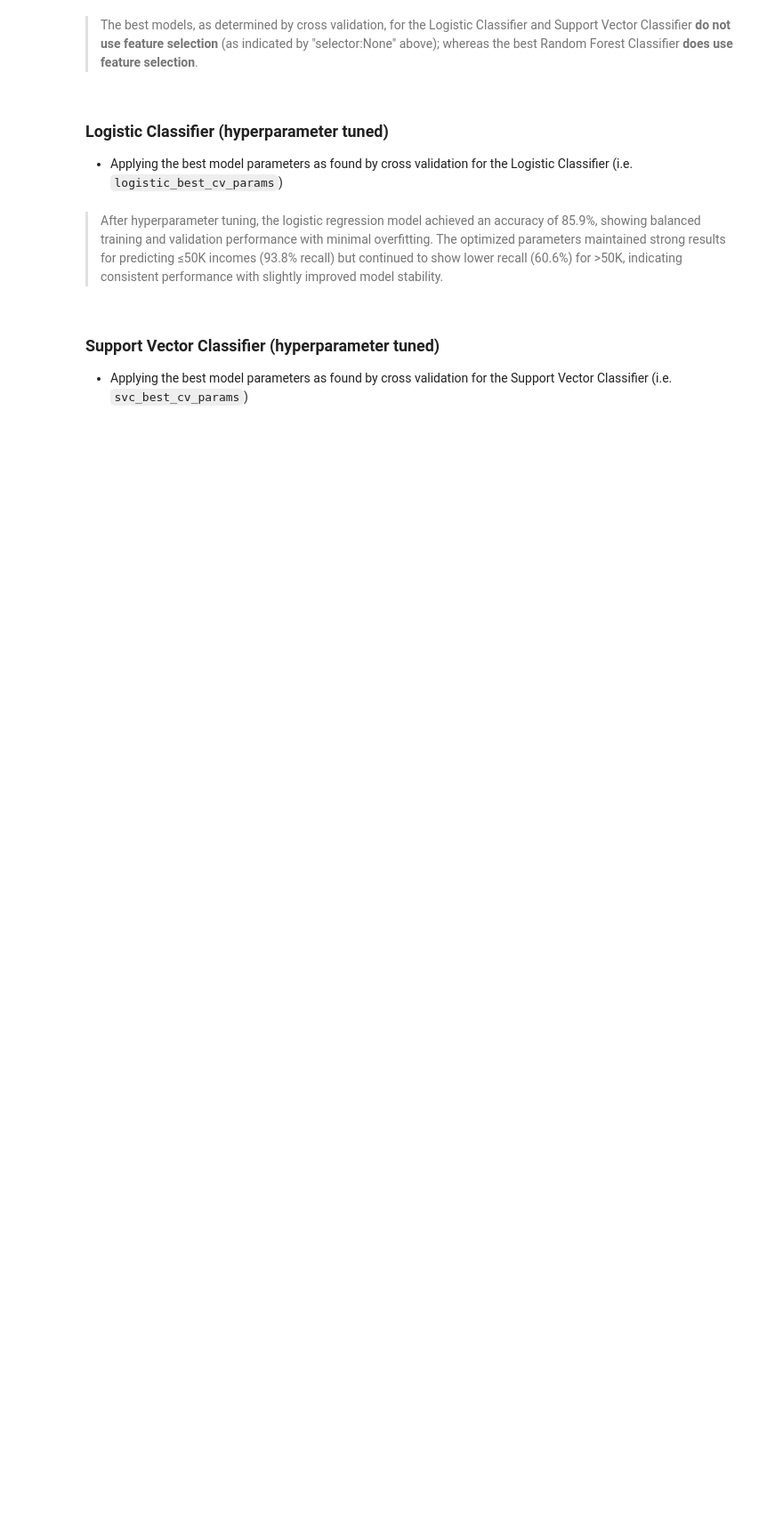
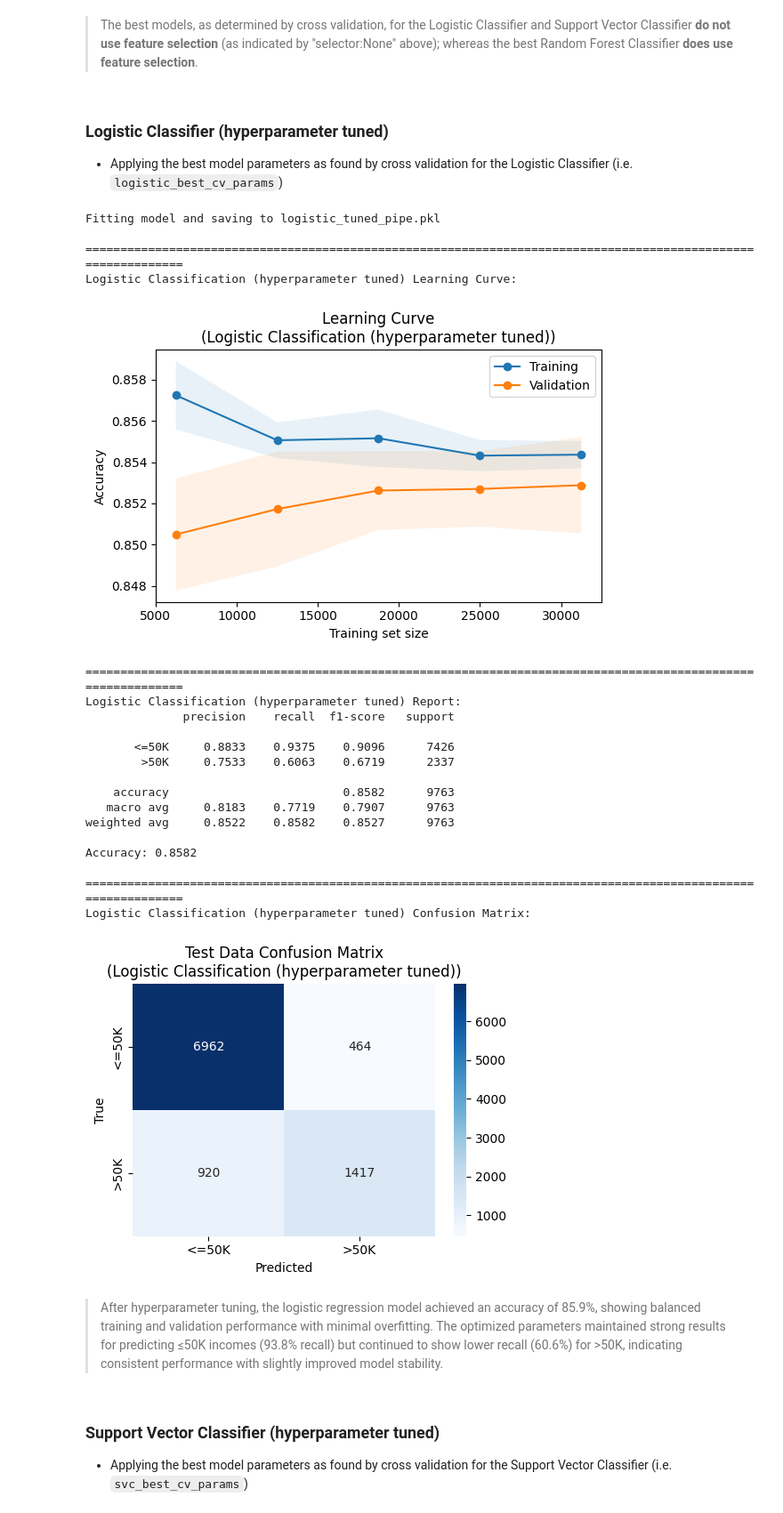
Before and after one commit to ryan-bulger/5509-Final-Project, a Jupyter notebook: 5509_income_modeling.ipynb, the cells around one changed output. Shown at 89% size. Saved outputs shown, nothing was run; the diff lists cells and outputs as text; code cells hidden in the pictures; blank space fills up the shorter version.

```diff
--- a/5509_income_modeling.ipynb
+++ b/5509_income_modeling.ipynb
@@ -324,14 +411,14 @@ This is the process of identifying and keeping only the most relevant input vari
 - Now we train a logistic regression pipeline that preprocesses the data, performs feature selection using an L1-regularized logistic model to drop less important features, and then fits a logistic regression classifier to the preprocessed and feature selected dataset.
 # %%
 # Create logistic classifier pipeline instance with feature selection
-logistic_fs_pipe = Pipeline(steps=[
+logistic_fs_pipe = SkPipeline(steps=[
     ('preprocessor', preprocessor_transformer),
     ('selector', SelectFromModel(LogisticRegression(penalty='l1', solver='liblinear', max_iter=200))),
     ('classifier', LogisticRegression(max_iter=2000, n_jobs=-1))
 ])
 
 # Fit model
-logistic_fs_pipe.fit(X_train, y_train)
+logistic_fs_pipe = fit_model(logistic_fs_pipe, X_train, y_train, 'logistic_fs_pipe.pkl')
 
 # Show the dropped features
 show_selected_features(logistic_fs_pipe, 'Logistic Classification (with feature selection)')
@@ -345,14 +470,14 @@ logistic_fs_accuracy = create_classification_output(logistic_fs_pipe, 'Logistic
 - This code builds and trains a support vector classifier pipeline that preprocesses the data, uses an L1-regularized linear SVC to select the most important features, and then fits an RBF-kernel SVC for final classification..
 # %%
 # Create support vector classifier pipeline instance
-svc_fs_pipe = Pipeline(steps=[
+svc_fs_pipe = SkPipeline(steps=[
     ('preprocessor', preprocessor_transformer),
     ('selector', SelectFromModel(LinearSVC(penalty="l1", dual=False, C=0.25, tol=1e-3, max_iter=50000))),
     ('classifier', SVC(kernel='rbf', probability=True, random_state=42))
 ])
 
 # Fit model
-svc_fs_pipe.fit(X_train, y_train)
+svc_fs_pipe = fit_model(svc_fs_pipe, X_train, y_train, 'svc_fs_pipe.pkl')
 
 # Show the dropped features
 show_selected_features(svc_fs_pipe, 'Support Vector Classifier (with feature selection)')
@@ -366,14 +529,14 @@ svc_fs_accuracy = create_classification_output(svc_fs_pipe, 'Support Vector Clas
 - This code creates and trains a random forest pipeline that preprocesses the data, selects important features based on feature importance scores from an initial random forest, and then fits a final random forest classifier using those selected features.
 # %%
 # Create random forest classifier pipeline instance
-rf_fs_pipe = Pipeline(steps=[
+rf_fs_pipe = SkPipeline(steps=[
     ('preprocessor', preprocessor_transformer),
     ('selector', SelectFromModel(RandomForestClassifier(n_estimators=100, random_state=42, n_jobs=-1))),
     ('classifier', RandomForestClassifier(n_estimators=200, random_state=42, n_jobs=-1))
 ])
 
 # Fit model
-rf_fs_pipe.fit(X_train, y_train)
+rf_fs_pipe = fit_model(rf_fs_pipe, X_train, y_train, 'rf_fs_pipe.pkl')
 
 # Show the dropped features
 show_selected_features(rf_fs_pipe, 'Random Forest Classifier (with feature selection)')
@@ -415,7 +618,7 @@ The next step, Hyperparameter Tuning, will focus on optimizing each model’s pa
 - This code performs hyperparameter tuning using GridSearchCV with 5-fold stratified cross-validation to find the best model configurations for logistic regression, SVC, and random forest classifiers—both with and without feature selection. It systematically tests combinations of hyperparameters (like C, max_depth, and selection thresholds) to identify the setup that achieves the highest accuracy across the folds.
 # %%
 # Define a default pipeline to be used for cross-validation
-pipeline = Pipeline([
+pipeline = SkPipeline([
     ('preprocessor', preprocessor_transformer),
     ('selector', 'passthrough'),   # default; swapped per grid
     ('classifier', LogisticRegression())
@@ -493,7 +696,7 @@ gs = GridSearchCV(
 )
 
 # Fit the grid search model to the training data
-gs.fit(X_train, y_train)
+gs = fit_model(gs, X_train, y_train, 'gs.pkl')
 
 # Display a dataframe of the cross-validation results
 cv_results = pd.DataFrame(gs.cv_results_).sort_values('rank_test_score')
@@ -541,17 +788,39 @@ for k,v in rf_best_cv_params.items():
 - Applying the best model parameters as found by cross validation for the Logistic Classifier (i.e. `logistic_best_cv_params`)
 # %%
 # Build pipeline with the best LogisticRegression hyperparameters
-logistic_tuned_pipe = Pipeline([
+logistic_tuned_pipe = SkPipeline([
     ('preprocessor', preprocessor_transformer),
     ('selector', 'passthrough'), # default; swapped if the tuned hyperparameters use feature selection
     ('classifier', LogisticRegression(max_iter=2000, n_jobs=-1))
 ]).set_params(**{k: v for k, v in logistic_best_cv_params.items() if k != 'classifier'})
 
 # Fit model
-logistic_tuned_pipe.fit(X_train, y_train)
+logistic_tuned_pipe = fit_model(logistic_tuned_pipe, X_train, y_train, 'logistic_tuned_pipe.pkl')
 
 # Create classification output
 logistic_tuned_accuracy = create_classification_output(logistic_tuned_pipe, 'Logistic Classification (hyperparameter tuned)')
+# %% [output]
+Fitting model and saving to logistic_tuned_pipe.pkl
+
+==============================================================================================================
+Logistic Classification (hyperparameter tuned) Learning Curve:
+[figure, added]
+==============================================================================================================
+Logistic Classification (hyperparameter tuned) Report:
+              precision    recall  f1-score   support
+
+       <=50K     0.8833    0.9375    0.9096      7426
+        >50K     0.7533    0.6063    0.6719      2337
+
+    accuracy                         0.8582      9763
+   macro avg     0.8183    0.7719    0.7907      9763
+weighted avg     0.8522    0.8582    0.8527      9763
+
+Accuracy: 0.8582
+
+==============================================================================================================
+Logistic Classification (hyperparameter tuned) Confusion Matrix:
+[figure, added]
 # %% [markdown]
 > After hyperparameter tuning, the logistic regression model achieved an accuracy of 85.9%, showing balanced training and validation performance with minimal overfitting. The optimized parameters maintained strong results for predicting ≤50K incomes (93.8% recall) but continued to show lower recall (60.6%) for >50K, indicating consistent performance with slightly improved model stability.
 # %% [markdown]
```
Also changed, not shown: parts of 46 cells of this notebook, 2 other files.
